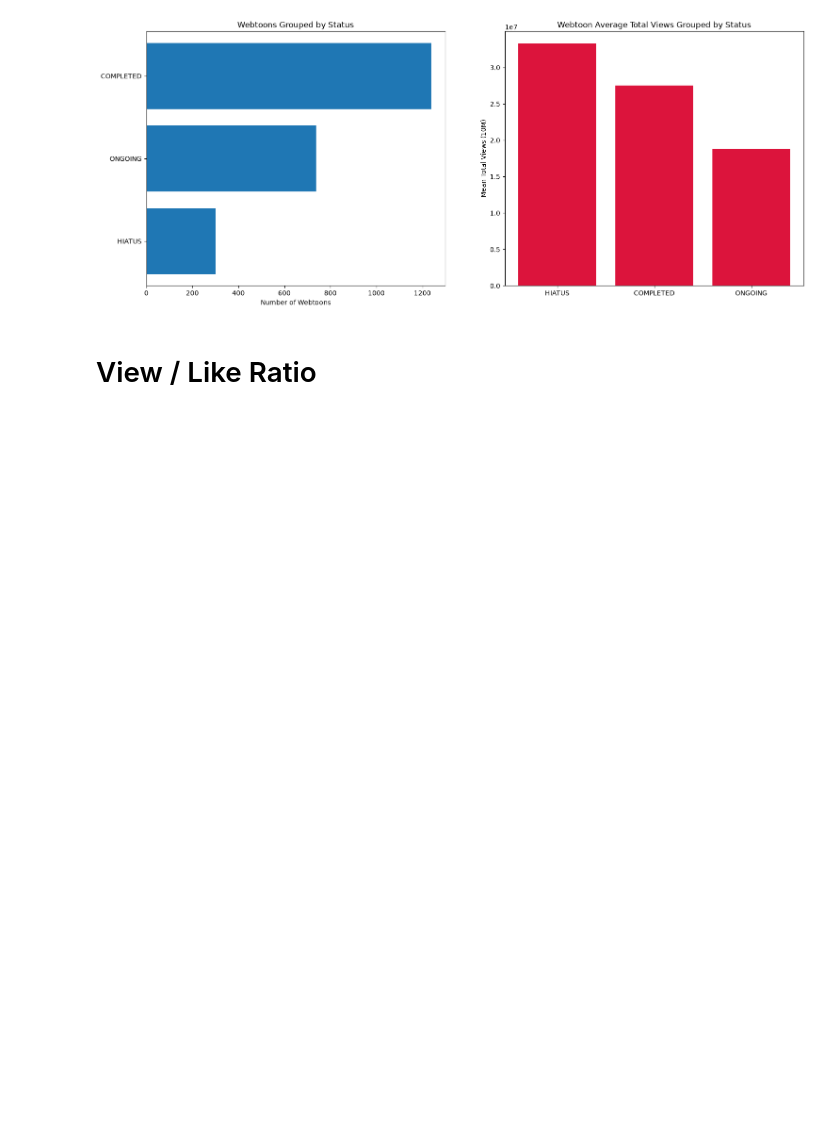
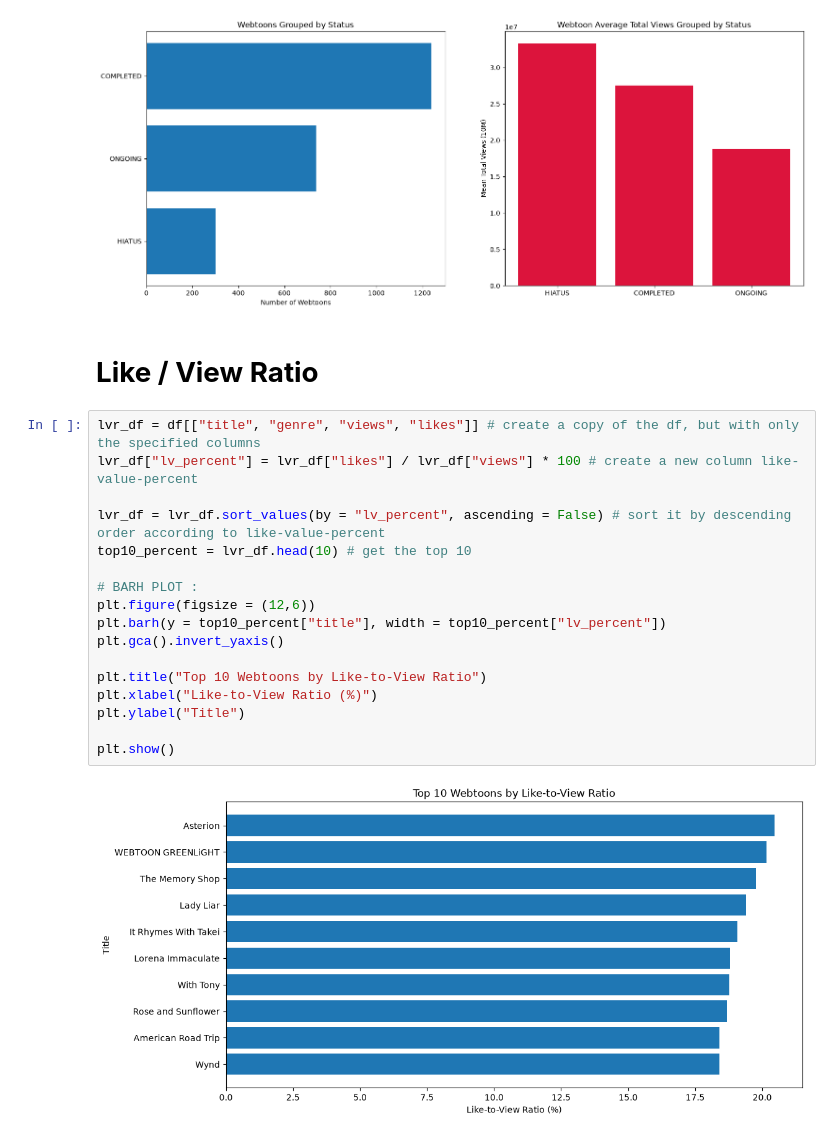
Before and after one commit to hliu325/KOR-webtoon-data, a Jupyter notebook: webtoon_analysis.ipynb, the cells around one changed output. Saved outputs shown, nothing was run; the diff lists cells and outputs as text; blank space fills up the shorter version.

```diff
--- a/webtoon_analysis.ipynb
+++ b/webtoon_analysis.ipynb
@@ -366,4 +424,23 @@ plt.show()
 # %% [output]
 [figure]
 # %% [markdown]
-# View / Like Ratio
+# **Like / View Ratio**
+# %%
+lvr_df = df[["title", "genre", "views", "likes"]] # create a copy of the df, but with only the specified columns
+lvr_df["lv_percent"] = lvr_df["likes"] / lvr_df["views"] * 100 # create a new column like-value-percent
+
+lvr_df = lvr_df.sort_values(by = "lv_percent", ascending = False) # sort it by descending order according to like-value-percent
+top10_percent = lvr_df.head(10) # get the top 10
+
+# BARH PLOT :
+plt.figure(figsize = (12,6))
+plt.barh(y = top10_percent["title"], width = top10_percent["lv_percent"])
+plt.gca().invert_yaxis()
+
+plt.title("Top 10 Webtoons by Like-to-View Ratio")
+plt.xlabel("Like-to-View Ratio (%)")
+plt.ylabel("Title")
+
+plt.show()
+# %% [output]
+[figure, added]
```
Also changed, not shown: parts of 16 cells of this notebook.
